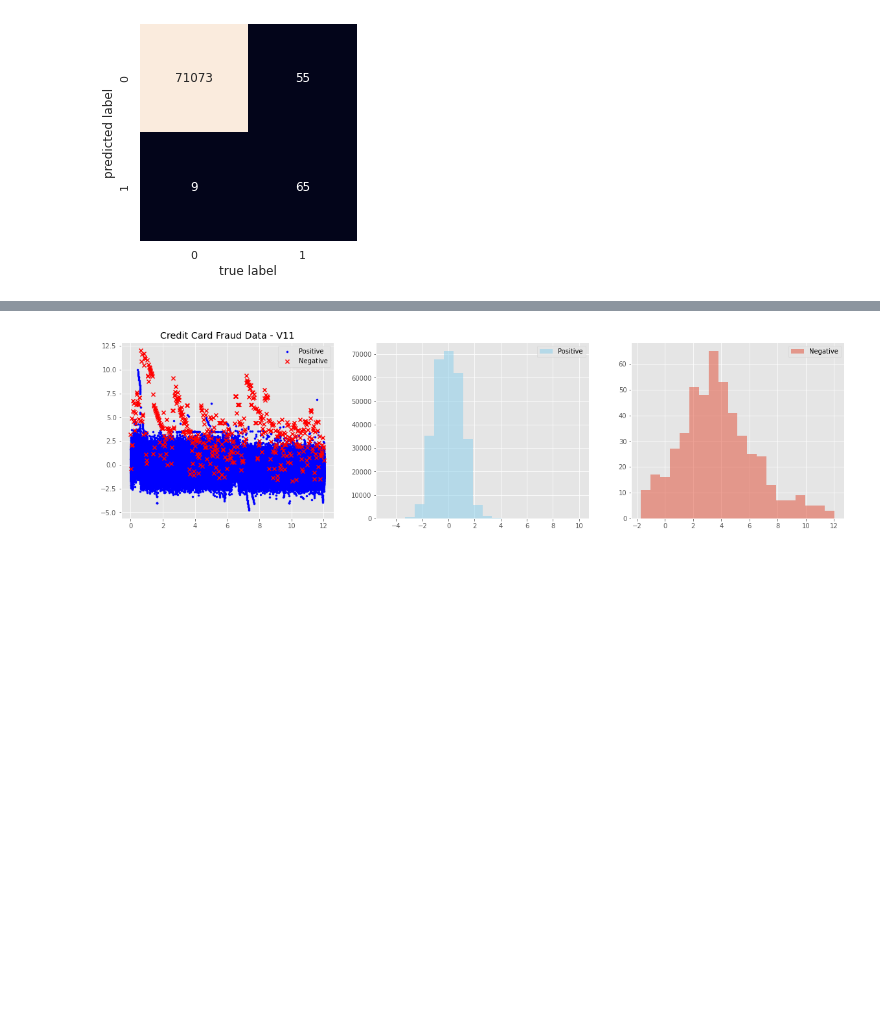
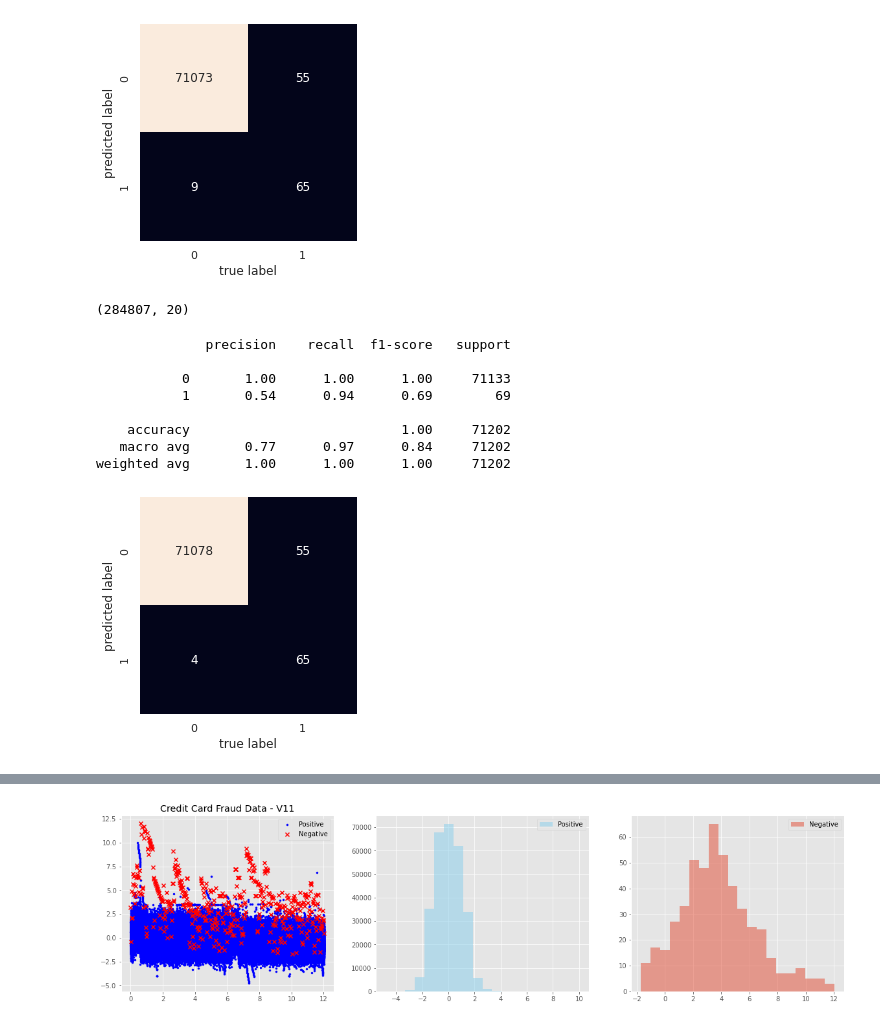
Before and after one commit to anandkc812/data-analytics, a Jupyter notebook: RandomForest_CrediCardFraud_detection.ipynb, the cells around one changed output, grey strips where cells are left out. Saved outputs shown, nothing was run; the diff lists cells and outputs as text; code cells hidden in the pictures; blank space fills up the shorter version.

Commit message:
Different parameter results on Random Forest

```diff
--- a/RandomForest_CrediCardFraud_detection.ipynb
+++ b/RandomForest_CrediCardFraud_detection.ipynb
@@ -90,3 +90,52 @@ plt.ylabel('predicted label');
    macro avg       0.77      0.94      0.83     71202
 weighted avg       1.00      1.00      1.00     71202
 [figure]
+# %%
+
+
+print(X.shape)
+
+import sklearn
+from sklearn.model_selection import train_test_split
+from sklearn.ensemble import RandomForestClassifier
+from sklearn.metrics import confusion_matrix
+import seaborn as sns; sns.set()
+from sklearn import metrics
+
+def random_forest_test(X,Y, estimators):
+  Xtrain, Xtest, ytrain, ytest = train_test_split(X, Y,
+                                                  random_state=0)
+  model = RandomForestClassifier(n_estimators=estimators)
+  model.fit(Xtrain, ytrain)
+
+  ypred = model.predict(Xtest)
+
+  report = print(metrics.classification_report(ypred, ytest))
+  mat = confusion_matrix(ytest, ypred)
+  sns.heatmap(mat.T, square=True, annot=True, fmt='d', cbar=False)
+  plt.xlabel('true label')
+  plt.ylabel('predicted label');
+  return report, mat
+
+
+X = np.array([cf_data.V1, cf_data.V2, cf_data.V3,cf_data.V4,cf_data.V5])
+X = X.T
+
+Y = cf_data.Class
+#random_forest_test(X,Y, 100)
+# %% [output]
+(284807, 20)
+# %%
+X = np.array([cf_data.V1, cf_data.V2, cf_data.V3,cf_data.V4,cf_data.V5, cf_data.V6, cf_data.V7])
+X = X.T
+random_forest_test(X,Y, 100)
+# %% [output]
+              precision    recall  f1-score   support
+
+           0       1.00      1.00      1.00     71133
+           1       0.54      0.94      0.69        69
+
+    accuracy                           1.00     71202
+   macro avg       0.77      0.97      0.84     71202
+weighted avg       1.00      1.00      1.00     71202
+[figure, added]
```
Also changed, not shown: parts of 8 cells of this notebook.
